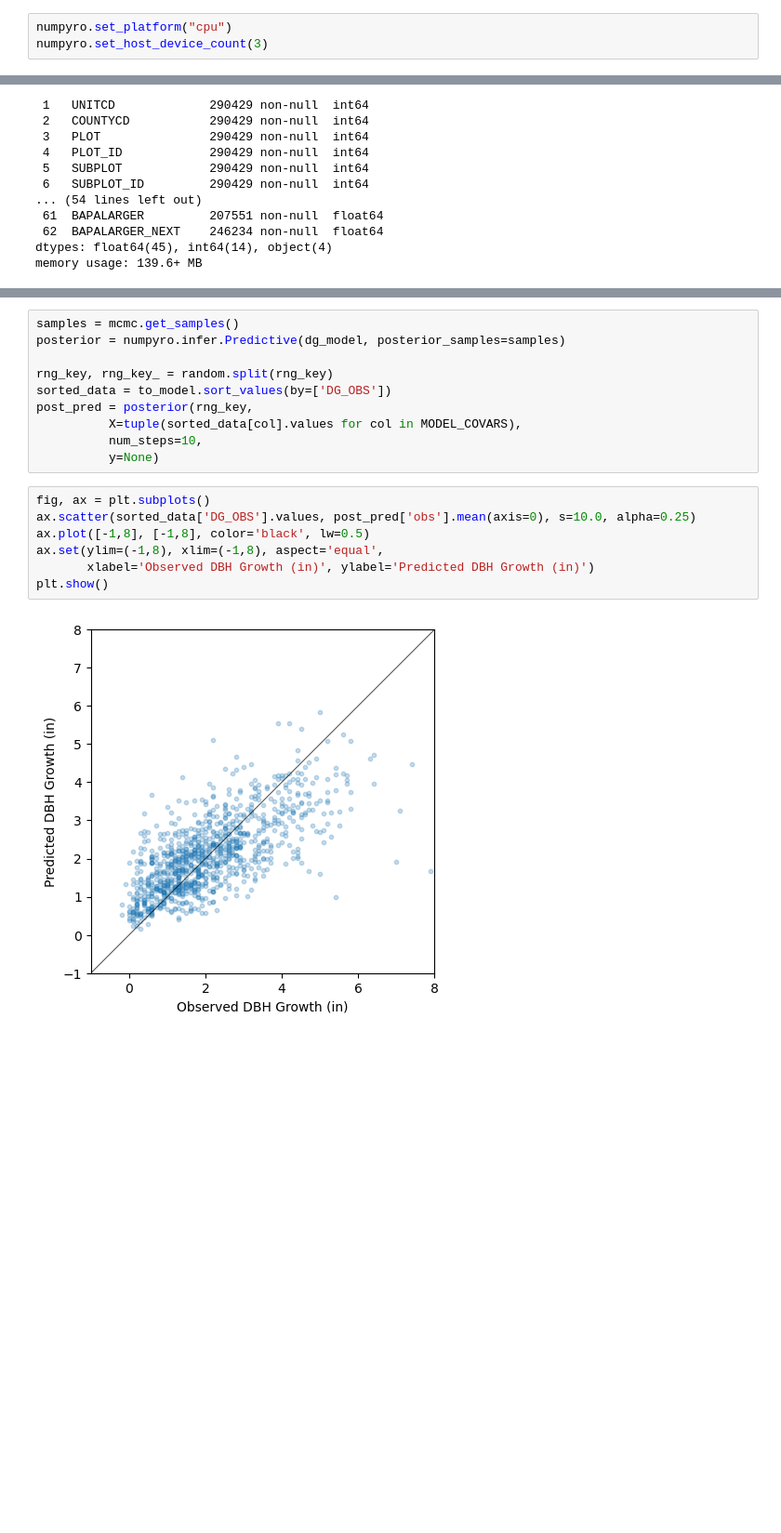
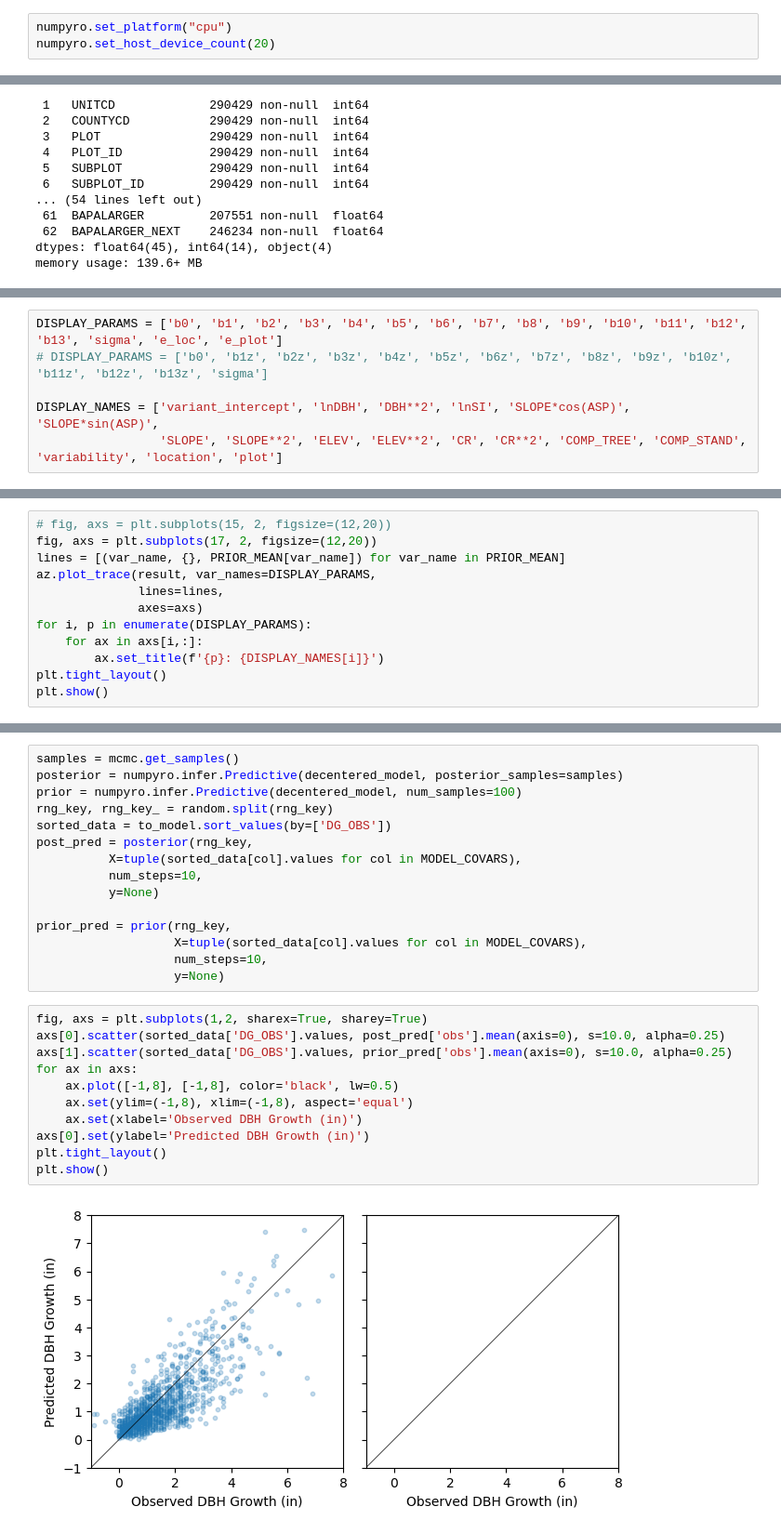
Before and after one commit to d-diaz/refit_fvs, a Jupyter notebook: notebooks/0X_Scanning Diameter Growth.ipynb, the cells around one changed output, grey strips where cells are left out. Shown at 93% size. Cells and saved outputs as stored; diff of their text form; blank space fills up the shorter version.

Commit message:
Working diameter growth mixed effects hierarchical model

```diff
--- a/notebooks/0X_Scanning Diameter Growth.ipynb
+++ b/notebooks/0X_Scanning Diameter Growth.ipynb
@@ -23,7 +25,7 @@ import pandas as pd
 # import warnings
 # %%
 numpyro.set_platform("cpu")
-numpyro.set_host_device_count(3)
+numpyro.set_host_device_count(20)
 # %%
 # def scan(f, init, xs, length=None):
 #     if xs is None:
@@ -490,0 +617,6 @@ az.plot_trace(result, var_names=DISPLAY_PARAMS);
+# %%
+DISPLAY_PARAMS = ['b0', 'b1', 'b2', 'b3', 'b4', 'b5', 'b6', 'b7', 'b8', 'b9', 'b10', 'b11', 'b12', 'b13', 'sigma', 'e_loc', 'e_plot']
+# DISPLAY_PARAMS = ['b0', 'b1z', 'b2z', 'b3z', 'b4z', 'b5z', 'b6z', 'b7z', 'b8z', 'b9z', 'b10z', 'b11z', 'b12z', 'b13z', 'sigma']
+
+DISPLAY_NAMES = ['variant_intercept', 'lnDBH', 'DBH**2', 'lnSI', 'SLOPE*cos(ASP)', 'SLOPE*sin(ASP)',
+                 'SLOPE', 'SLOPE**2', 'ELEV', 'ELEV**2', 'CR', 'CR**2', 'COMP_TREE', 'COMP_STAND', 'variability', 'location', 'plot']
@@ -490,0 +641,12 @@ az.plot_trace(result, var_names=DISPLAY_PARAMS);
+# %%
+# fig, axs = plt.subplots(15, 2, figsize=(12,20))
+fig, axs = plt.subplots(17, 2, figsize=(12,20))
+lines = [(var_name, {}, PRIOR_MEAN[var_name]) for var_name in PRIOR_MEAN]
+az.plot_trace(result, var_names=DISPLAY_PARAMS,
+              lines=lines,
+              axes=axs)
+for i, p in enumerate(DISPLAY_PARAMS):
+    for ax in axs[i,:]:
+        ax.set_title(f'{p}: {DISPLAY_NAMES[i]}')
+plt.tight_layout()
+plt.show()
@@ -491,22 +655,31 @@ az.plot_trace(result, var_names=DISPLAY_PARAMS);
 # %%
 samples = mcmc.get_samples()
-posterior = numpyro.infer.Predictive(dg_model, posterior_samples=samples)
-
+posterior = numpyro.infer.Predictive(decentered_model, posterior_samples=samples)
+prior = numpyro.infer.Predictive(decentered_model, num_samples=100)
 rng_key, rng_key_ = random.split(rng_key)
 sorted_data = to_model.sort_values(by=['DG_OBS'])
 post_pred = posterior(rng_key,
           X=tuple(sorted_data[col].values for col in MODEL_COVARS),
           num_steps=10,
           y=None)
+
+prior_pred = prior(rng_key,
+                   X=tuple(sorted_data[col].values for col in MODEL_COVARS),
+                   num_steps=10,
+                   y=None)
 # %%
-fig, ax = plt.subplots()
-ax.scatter(sorted_data['DG_OBS'].values, post_pred['obs'].mean(axis=0), s=10.0, alpha=0.25)
-ax.plot([-1,8], [-1,8], color='black', lw=0.5)
-ax.set(ylim=(-1,8), xlim=(-1,8), aspect='equal',
-       xlabel='Observed DBH Growth (in)', ylabel='Predicted DBH Growth (in)')
+fig, axs = plt.subplots(1,2, sharex=True, sharey=True)
+axs[0].scatter(sorted_data['DG_OBS'].values, post_pred['obs'].mean(axis=0), s=10.0, alpha=0.25)
+axs[1].scatter(sorted_data['DG_OBS'].values, prior_pred['obs'].mean(axis=0), s=10.0, alpha=0.25)
+for ax in axs:
+    ax.plot([-1,8], [-1,8], color='black', lw=0.5)
+    ax.set(ylim=(-1,8), xlim=(-1,8), aspect='equal')
+    ax.set(xlabel='Observed DBH Growth (in)')
+axs[0].set(ylabel='Predicted DBH Growth (in)')
+plt.tight_layout()
 plt.show()
 # %% [output]
-[figure, old version]
+[figure, new version]
 # %%
 fig, ax = plt.subplots(figsize=(10,3))
 
```
Also changed, not shown: parts of 24 cells of this notebook.
